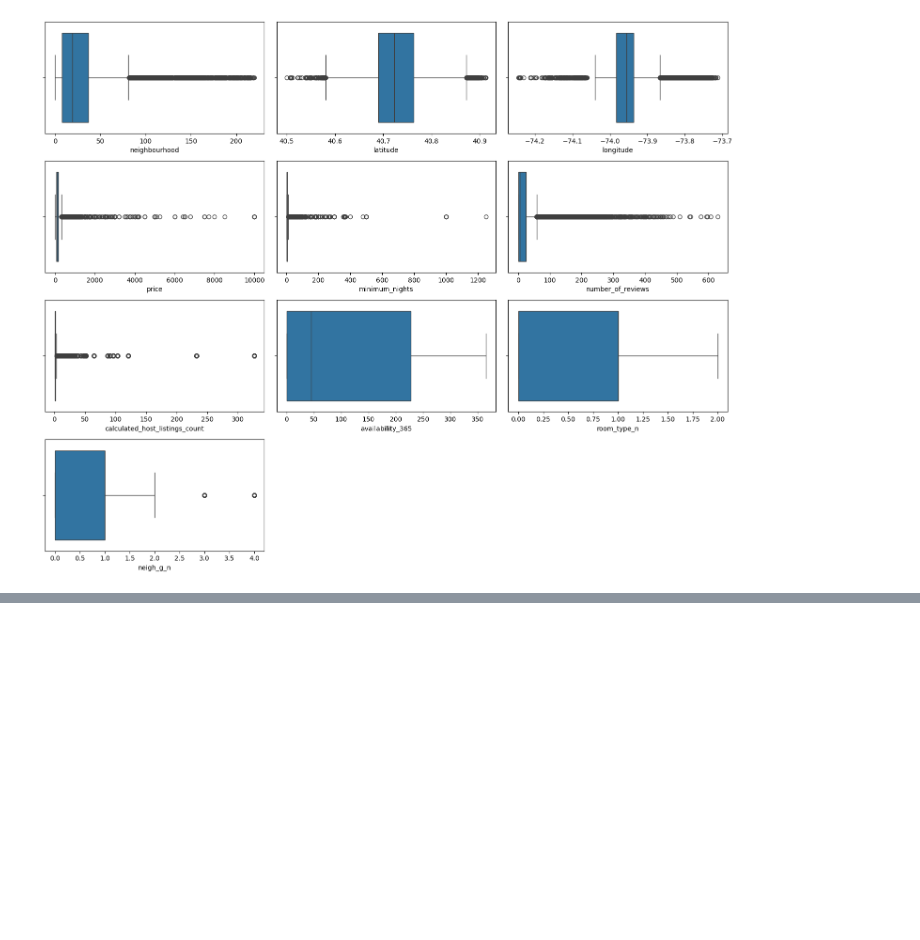
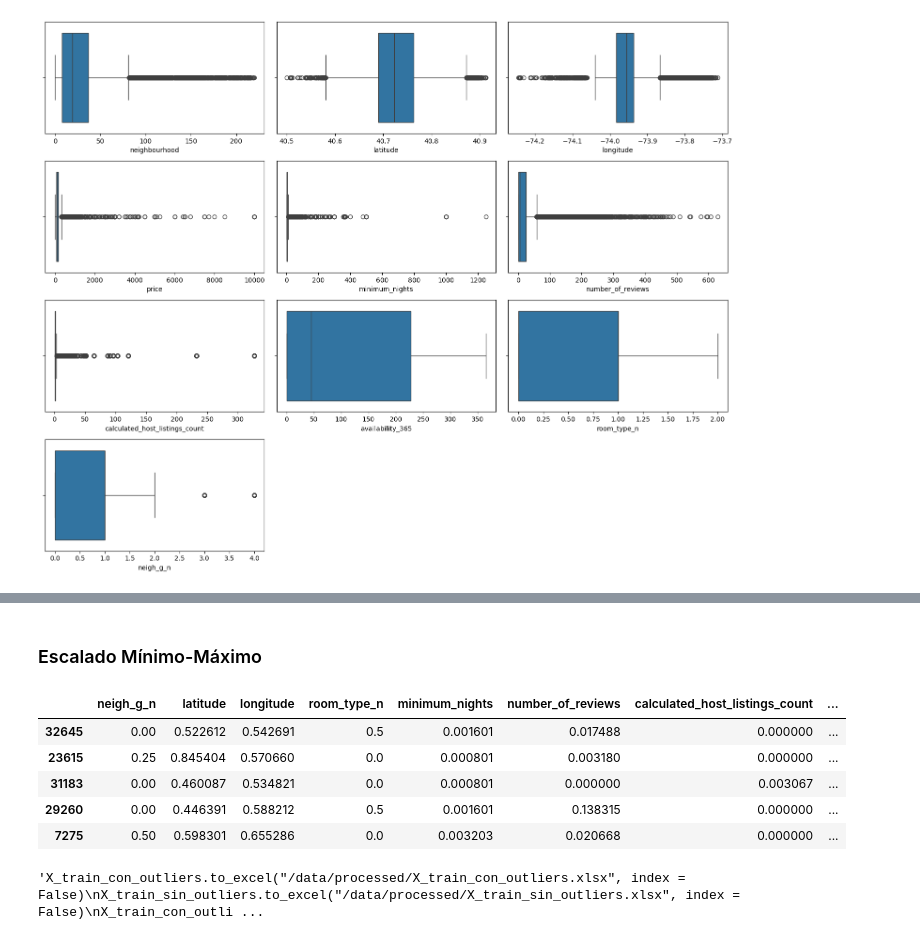
Before and after one commit to 4GeeksAcademy/ivandla96-Proyeto-EDA1, a Jupyter notebook: src/explore.ipynb, the cells around one changed output, grey strips where cells are left out. Cells and saved outputs as stored; diff of their text form; code cells hidden in the pictures; blank space fills up the shorter version.

```diff
--- a/src/explore.ipynb
+++ b/src/explore.ipynb
@@ -324,0 +553,57 @@ plt.show()
+# %% [markdown]
+### Escalado Mínimo-Máximo
+# %%
+from sklearn.preprocessing import MinMaxScaler
+
+scaler_con_outliers = MinMaxScaler()
+scaler_con_outliers.fit(X_train_con_outliers)
+
+X_train_con_outliers_scal = scaler_con_outliers.transform(X_train_con_outliers)
+X_train_con_outliers_scal = pd.DataFrame(X_train_con_outliers_scal, index = X_train_con_outliers.index, columns = num_variables)
+
+X_test_con_outliers_scal = scaler_con_outliers.transform(X_test_con_outliers)
+X_test_con_outliers_scal = pd.DataFrame(X_test_con_outliers_scal, index = X_test_con_outliers.index, columns = num_variables)
+
+
+scaler_sin_outliers = MinMaxScaler()
+scaler_sin_outliers.fit(X_train_sin_outliers)
+
+X_train_sin_outliers_scal = scaler_sin_outliers.transform(X_train_sin_outliers)
+X_train_sin_outliers_scal = pd.DataFrame(X_train_sin_outliers_scal, index = X_train_sin_outliers.index, columns = num_variables)
+
+X_test_sin_outliers_scal = scaler_sin_outliers.transform(X_test_sin_outliers)
+X_test_sin_outliers_scal = pd.DataFrame(X_test_sin_outliers_scal, index = X_test_sin_outliers.index, columns = num_variables)
+
+X_train_con_outliers_scal.head()
+# %% [output]
+|  | neigh_g_n | latitude | longitude | room_type_n | minimum_nights | number_of_reviews | calculated_host_listings_count | ... |
+| 32645 | 0.00 | 0.522612 | 0.542691 | 0.5 | 0.001601 | 0.017488 | 0.000000 | ... |
+| 23615 | 0.25 | 0.845404 | 0.570660 | 0.0 | 0.000801 | 0.003180 | 0.000000 | ... |
+| 31183 | 0.00 | 0.460087 | 0.534821 | 0.0 | 0.000801 | 0.000000 | 0.003067 | ... |
+| 29260 | 0.00 | 0.446391 | 0.588212 | 0.5 | 0.001601 | 0.138315 | 0.000000 | ... |
+| 7275 | 0.50 | 0.598301 | 0.655286 | 0.0 | 0.003203 | 0.020668 | 0.000000 | ... |
+# %%
+lista = ["X_train_con_outliers", "X_train_sin_outliers", "X_train_con_outliers_norm", "X_train_sin_outliers_norm", "X_train_con_outliers_scal", "X_train_sin_outliers_scal",
+         "X_test_con_outliers", "X_test_sin_outliers", "X_test_con_outliers_norm", "X_test_sin_outliers_norm", "X_test_con_outliers_scal", "X_test_sin_outliers_scal",
+         "y_train", "y_test"]
+for var in lista:
+    globals()[var].to_excel(f"../data/processed/{var}.xlsx", index = False)
+
+"""X_train_con_outliers.to_excel("/data/processed/X_train_con_outliers.xlsx", index = False)
+X_train_sin_outliers.to_excel("/data/processed/X_train_sin_outliers.xlsx", index = False)
+X_train_con_outliers_norm.to_excel("/data/processed/X_train_con_outliers_norm.xlsx", index = False)
+X_train_sin_outliers_norm.to_excel("/data/processed/X_train_sin_outliers_norm.xlsx", index = False)
+X_train_con_outliers_scal.to_excel("/data/processed/X_train_con_outliers_scal.xlsx", index = False)
+X_train_sin_outliers_scal.to_excel("/data/processed/X_train_sin_outliers_scal.xlsx", index = False)
+
+X_test_con_outliers.to_excel("/data/processed/X_test_con_outliers.xlsx", index = False)
+X_test_sin_outliers.to_excel("/data/processed/X_test_sin_outliers.xlsx", index = False)
+X_test_con_outliers_norm.to_excel("/data/processed/X_test_con_outliers_norm.xlsx", index = False)
+X_test_sin_outliers_norm.to_excel("/data/processed/X_test_sin_outliers_norm.xlsx", index = False)
+X_test_con_outliers_scal.to_excel("/data/processed/X_test_con_outliers_scal.xlsx", index = False)
+X_test_sin_outliers_scal.to_excel("/data/processed/X_test_sin_outliers_scal.xlsx", index = False)
+
+y_train.to_excel("/data/processed/y_train.xlsx", index = False)
+y_test.to_excel("/data/processed/y_test.xlsx", index = False)"""
+# %% [output]
+'X_train_con_outliers.to_excel("/data/processed/X_train_con_outliers.xlsx", index = False)\nX_train_sin_outliers.to_excel("/data/processed/X_train_sin_outliers.xlsx", index = False)\nX_train_con_outli ...
```
Also changed, not shown: parts of 20 cells of this notebook, 18 other files.
